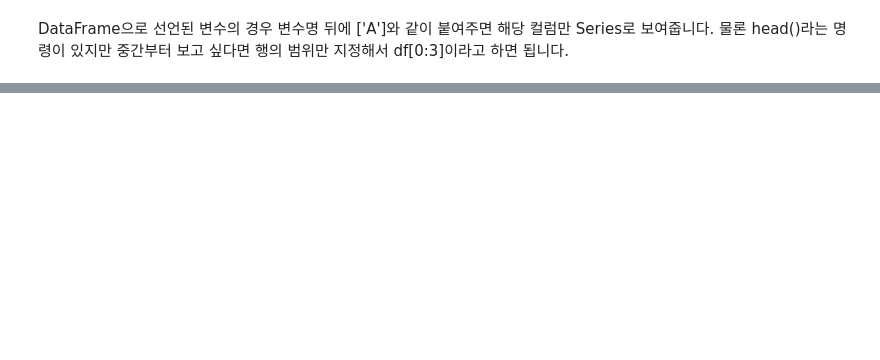
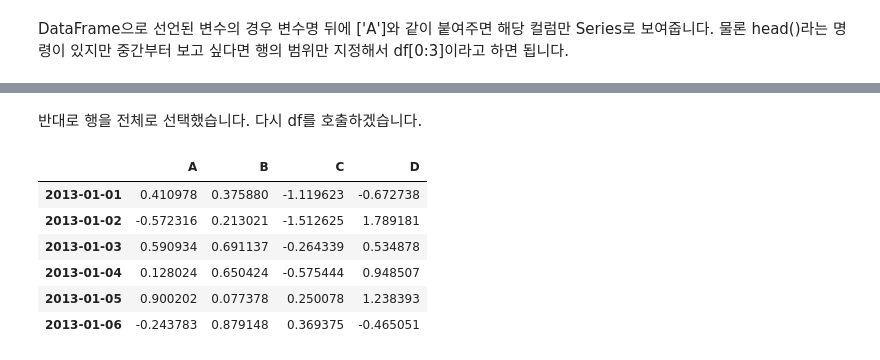
Before and after one commit to goldang01/DataScience_Study, a Jupyter notebook: Chapter 1.ipynb, the cells around one changed output, grey strips where cells are left out. Cells and saved outputs as stored; diff of their text form; code cells hidden in the pictures; blank space fills up the shorter version.

```diff
--- a/Chapter 1.ipynb
+++ b/Chapter 1.ipynb
@@ -244,0 +346,12 @@ df[0:3]
+# %% [markdown]
+반대로 행을 전체로 선택했습니다. 다시 df를 호출하겠습니다.
+# %%
+df
+# %% [output]
+|  | A | B | C | D |
+| 2013-01-01 | 0.410978 | 0.375880 | -1.119623 | -0.672738 |
+| 2013-01-02 | -0.572316 | 0.213021 | -1.512625 | 1.789181 |
+| 2013-01-03 | 0.590934 | 0.691137 | -0.264339 | 0.534878 |
+| 2013-01-04 | 0.128024 | 0.650424 | -0.575444 | 0.948507 |
+| 2013-01-05 | 0.900202 | 0.077378 | 0.250078 | 1.238393 |
+| 2013-01-06 | -0.243783 | 0.879148 | 0.369375 | -0.465051 |
```
Also changed, not shown: parts of 43 cells of this notebook, 1 other file.
